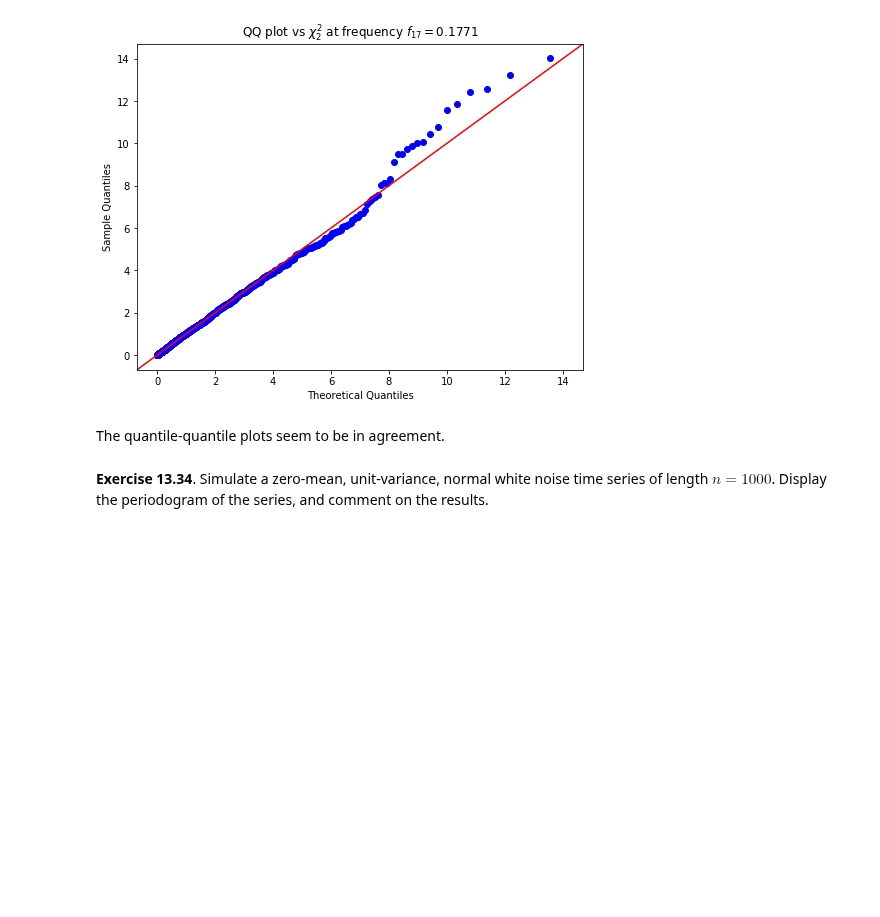
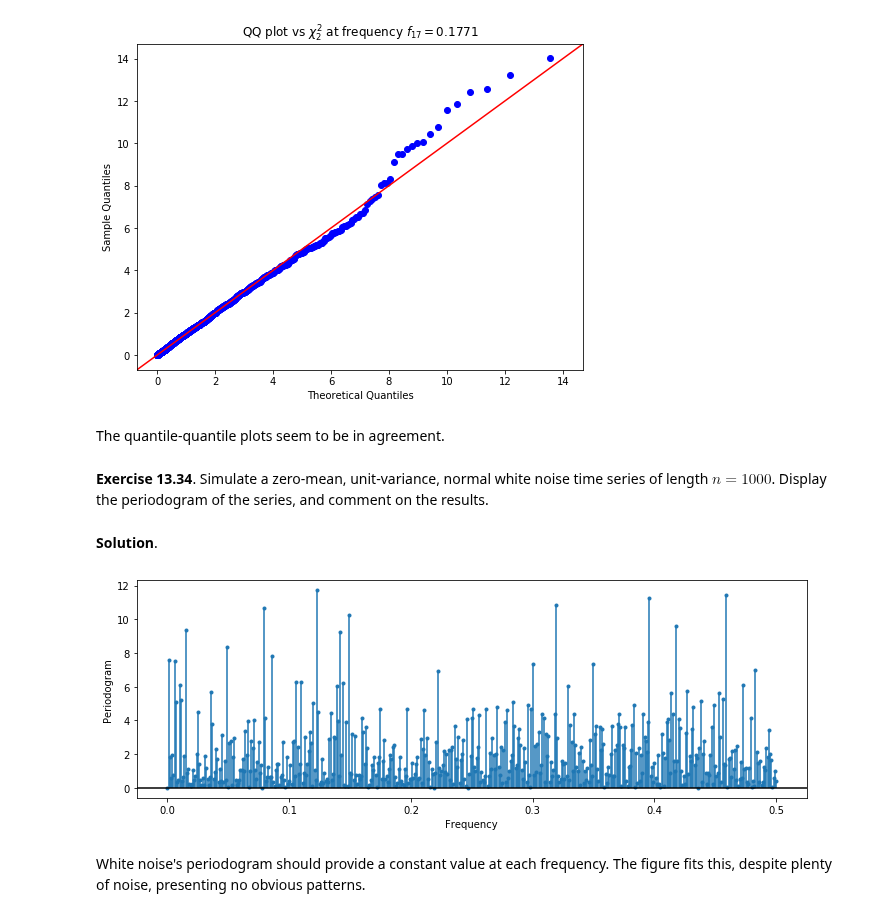
Before and after one commit to telmo-correa/time-series-analysis, a Jupyter notebook: Python/Chapter 13 (Ex 31 - 34) - Introduction to Spectral Analysis.ipynb, the cells around one changed output. Saved outputs shown, nothing was run; the diff lists cells and outputs as text; code cells hidden in the pictures; blank space fills up the shorter version.

```diff
--- a/Python/Chapter 13 (Ex 31 - 34) - Introduction to Spectral Analysis.ipynb
+++ b/Python/Chapter 13 (Ex 31 - 34) - Introduction to Spectral Analysis.ipynb
@@ -253,3 +253,26 @@ plot_frequency(Pxx, 17, f[17])
 The quantile-quantile plots seem to be in agreement.
 # %% [markdown]
 **Exercise 13.34**.  Simulate a zero-mean, unit-variance, normal white noise time series of length $n = 1000$. Display the periodogram of the series, and comment on the results.
+# %% [markdown]
+**Solution**.
+# %%
+n = 1000
+
+np.random.seed(0)
+Y = np.random.normal(size=n)
+
+f, Pxx = periodogram(Y)
+# %%
+plt.figure(figsize=(12, 4))
+
+plt.vlines(x=f, ymin=0, ymax=Pxx, color='C0')
+plt.plot(f, Pxx, linestyle='none', marker='.', label='Sample Periodogram')
+plt.axhline(y=0, xmin=0, xmax=1, color='black')
+
+plt.ylabel('Periodogram')
+plt.xlabel('Frequency')
+plt.show()
+# %% [output]
+[figure, added]
+# %% [markdown]
+White noise's periodogram should provide a constant value at each frequency.  The figure fits this, despite plenty of noise, presenting no obvious patterns.
```
Also changed, not shown: 1 other file.
